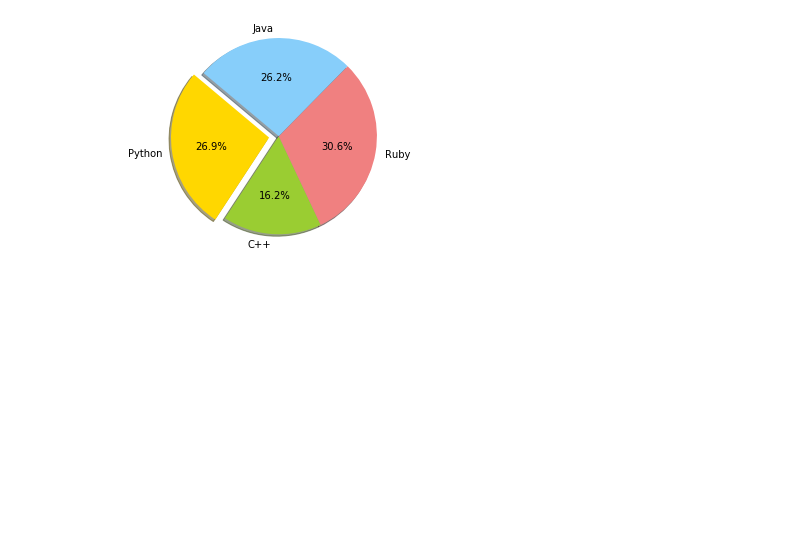
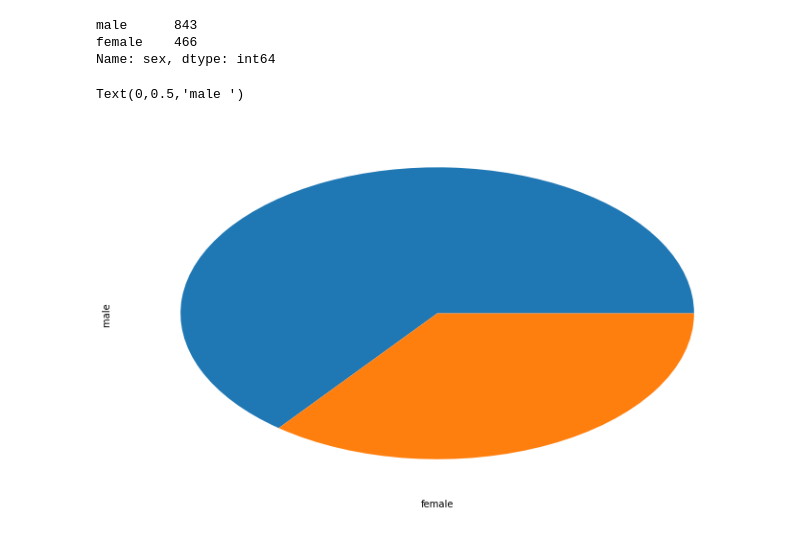
Before and after one commit to sunilkumarma/Acadgild-Assignment-6, a Jupyter notebook: Assignment 6.ipynb, the cells around one changed output. Cells and saved outputs as stored; diff of their text form; code cells hidden in the pictures; blank space fills up the shorter version.

```diff
--- a/Assignment 6.ipynb
+++ b/Assignment 6.ipynb
@@ -11,15 +11,13 @@ Charts to plot:
 2. Create a scatterplot with the Fare paid and the Age, differ the plot color by gender
 '''
 
-#importing the library
 import numpy as np
 import pandas as pd
-import matplotlib as mpl
 import matplotlib.pyplot as plt
+%matplotlib inline
 
-url= "https://raw.githubusercontent.com/Geoyi/Cleaning-Titanic-Data/master/titanic_original.csv"
-titanic = pd.read_csv(url)
-titanic.head()
+data = pd.read_csv("https://raw.githubusercontent.com/Geoyi/Cleaning-Titanic-Data/master/titanic_original.csv")
+data.head()
 # %% [output]
 |  | pclass | survived | name | sex | age | sibsp | parch | ticket | fare | cabin | embarked | ... |
 | 0 | 1.0 | 1.0 | Allen, Miss. Elisabeth Walton | female | 29.0000 | 0.0 | 0.0 | 24160 | 211.3375 | B5 | S | ... |
@@ -27,22 +25,17 @@ titanic.head()
 | 2 | 1.0 | 0.0 | Allison, Miss. Helen Loraine | female | 2.0000 | 1.0 | 2.0 | 113781 | 151.5500 | C22 C26 | S | ... |
 | 3 | 1.0 | 0.0 | Allison, Mr. Hudson Joshua Creighton | male | 30.0000 | 1.0 | 2.0 | 113781 | 151.5500 | C22 C26 | S | ... |
 | 4 | 1.0 | 0.0 | Allison, Mrs. Hudson J C (Bessie ... | female | 25.0000 | 1.0 | 2.0 | 113781 | 151.5500 | C22 C26 | S | ... |
-# %%
-'''
-1. Create a pie chart presenting the male/female proportion
-'''
-
-# Data to plot
-labels = 'Python', 'C++', 'Ruby', 'Java'
-sizes = [215, 130, 245, 210]
-colors = ['gold', 'yellowgreen', 'lightcoral', 'lightskyblue']
-explode = (0.1, 0, 0, 0)  # explode 1st slice
-
-# Plot
-plt.pie(sizes, explode=explode, labels=labels, colors=colors,
-autopct='%1.1f%%', shadow=True, startangle=140)
-
-plt.axis('equal')
-plt.show()
-# %% [output]
-[figure, removed]
+# %%
+data.sex.value_counts()
+# %% [output]
+male      843
+female    466
+Name: sex, dtype: int64
+# %%
+fig = plt.figure(figsize=(12,7))
+plt.pie(data.sex.value_counts())
+plt.xlabel('female')
+plt.ylabel('male ')
+# %% [output]
+Text(0,0.5,'male ')
+[figure, added]
```
Also changed, not shown: parts of 9 cells of this notebook.
